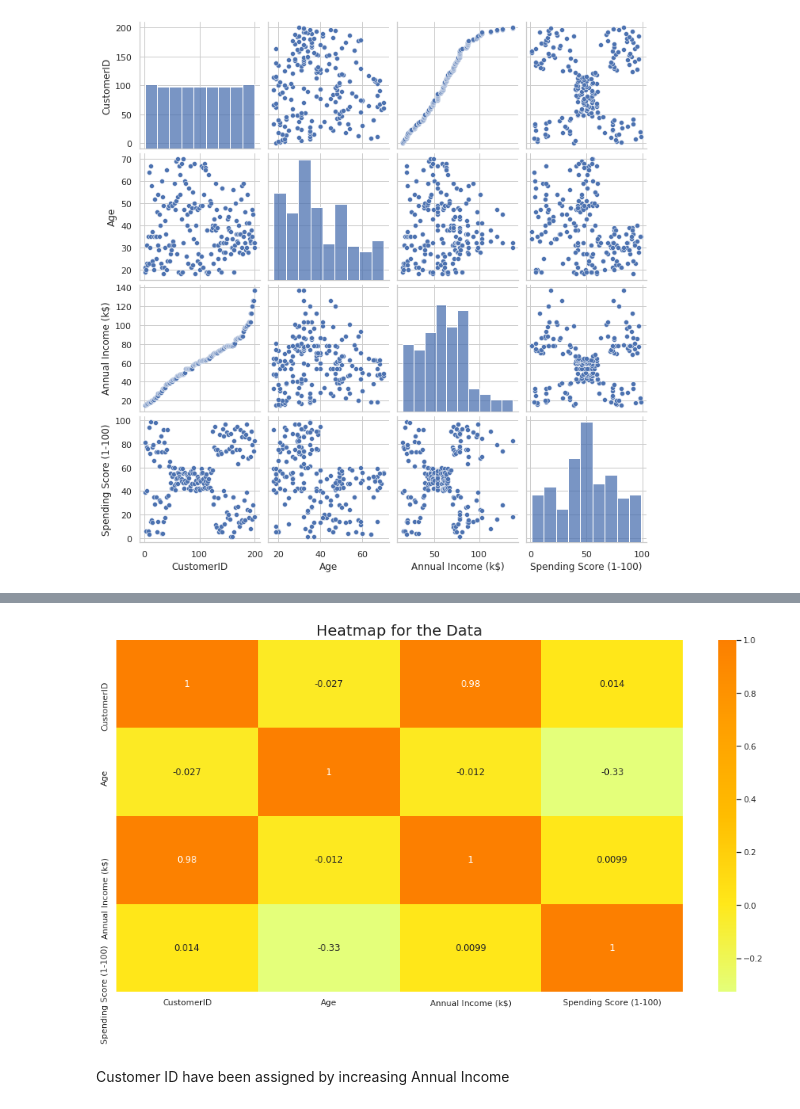
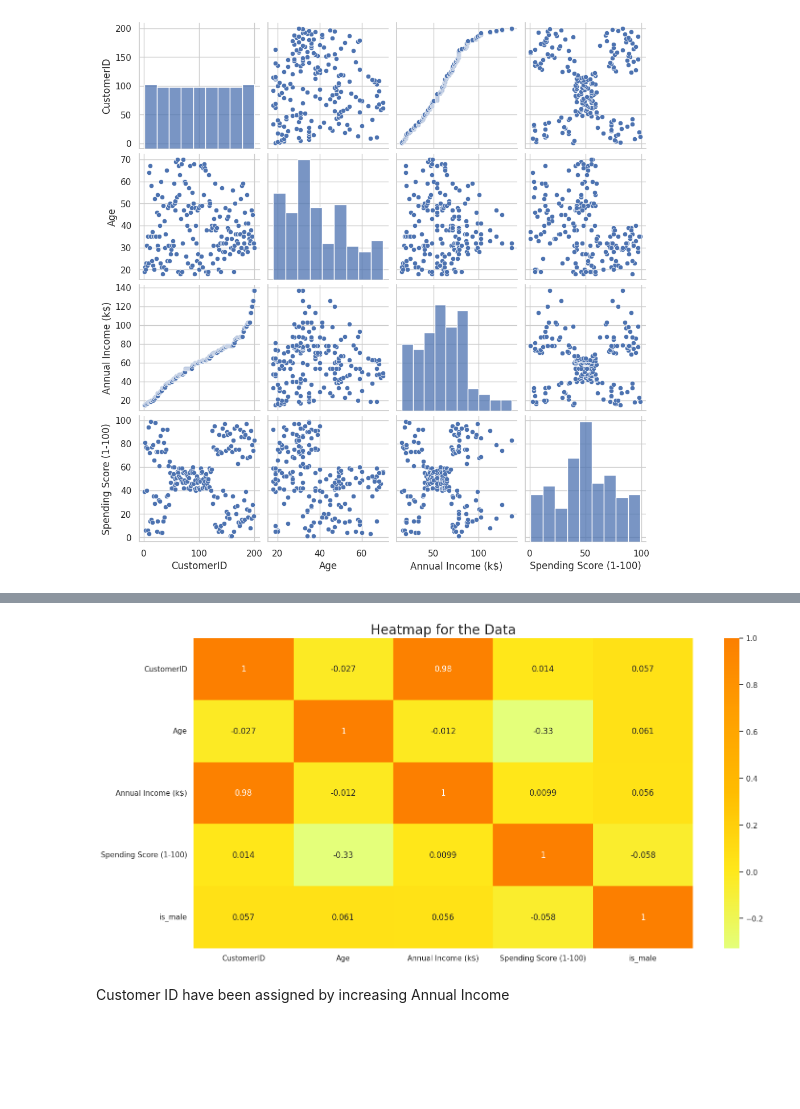
Before and after one commit to ezalos/Notebooks2Teach, a Jupyter notebook: sklearn/5_clusetring_scikit.ipynb, the cells around one changed output, grey strips where cells are left out. Cells and saved outputs as stored; diff of their text form; code cells hidden in the pictures; blank space fills up the shorter version.

```diff
--- a/sklearn/5_clusetring_scikit.ipynb
+++ b/sklearn/5_clusetring_scikit.ipynb
@@ -30,7 +30,7 @@ import os
 **Mall Customers Clustering Analysis** https://www.kaggle.com/vjchoudhary7/customer-segmentation-tutorial-in-python
 # %%
 # importing the dataset
-data = pd.read_csv('./Mall_Customers.csv')
+data = pd.read_csv('../data/Mall_Customers.csv')
 # %%
 data.head()
 # %% [output]
@@ -129,8 +129,8 @@ Customers:
 # %% [markdown]
 ### Countplots
 # %%
-plt.rcParams['figure.figsize'] = (15, 8)
-sns.countplot(data['Age'])
+# plt.rcParams['figure.figsize'] = (15, 8)
+sns.countplot(x=data['Age'])
 plt.title('Distribution of Age', fontsize = 20)
 plt.show()
 # %% [output]
@@ -138,6 +138,6 @@ plt.show()
 # %%
-plt.rcParams['figure.figsize'] = (20, 8)
-sns.countplot(data['Annual Income (k$)'])
+# plt.rcParams['figure.figsize'] = (20, 8)
+sns.countplot(x=data['Annual Income (k$)'])
 plt.title('Distribution of Annual Income', fontsize = 20)
 plt.show()
 # %% [output]
@@ -160,0 +177,3 @@ plt.show()
+# %%
+data["is_male"] = np.where(data["Gender"] == "Male", True, False)
+data
@@ -161,10 +194,10 @@ plt.show()
 # %%
 plt.rcParams['figure.figsize'] = (15, 8)
-sns.heatmap(data.corr(), cmap = 'Wistia', annot = True)
+sns.heatmap(data.corr(numeric_only=True), cmap = 'Wistia', annot = True)
 plt.title('Heatmap for the Data', fontsize = 20)
 plt.show()
 # %% [output]
-[figure, old version]
+[figure, new version]
 # %% [markdown]
 Customer ID have been assigned by increasing Annual Income
 # %%
```
Also changed, not shown: parts of 11 cells of this notebook, 6 other files.
